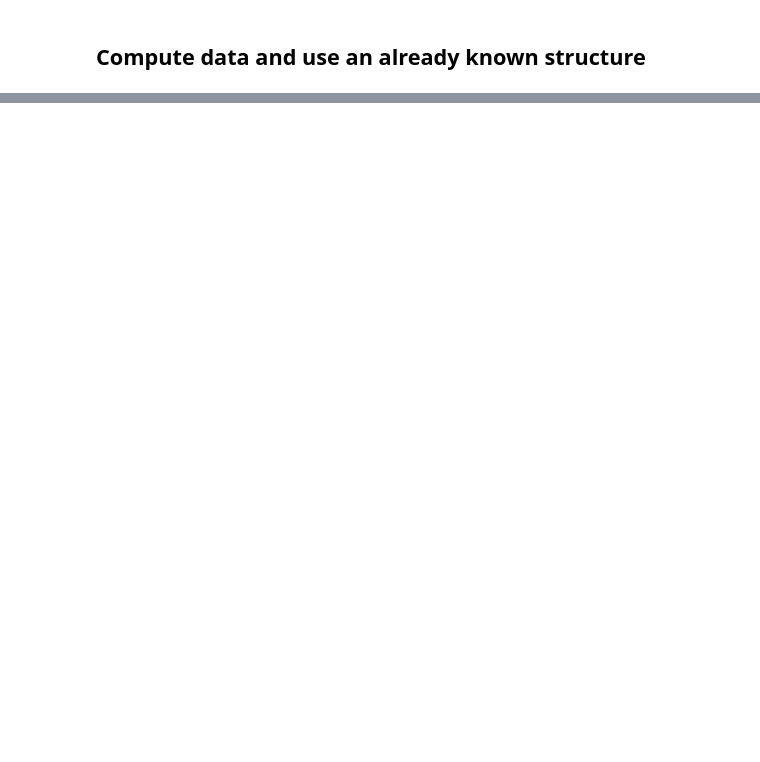
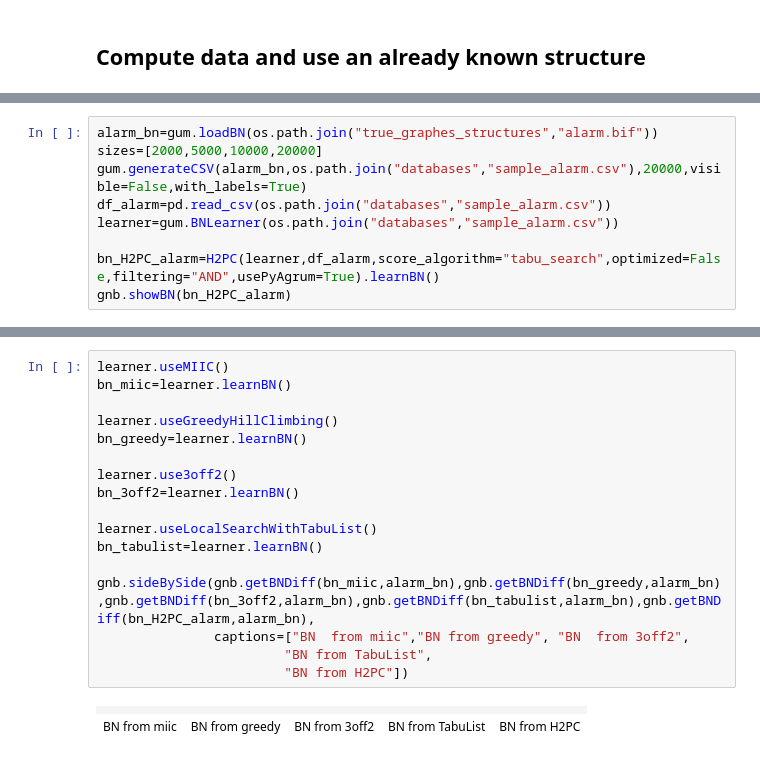
Before and after one commit to bastienchassagnol/algo_H2PC, a Jupyter notebook: Compare_learning_structure_algorithms.ipynb, the cells around one changed output, grey strips where cells are left out. Drawn from its saved outputs; the diff is of its cells as text; blank space fills up the shorter version.

```diff
--- a/Compare_learning_structure_algorithms.ipynb
+++ b/Compare_learning_structure_algorithms.ipynb
@@ -158,0 +174,9 @@ gnb.sideBySide(gnb.getBNDiff(bn_3off2,bn_3off2_constrained))
+# %%
+alarm_bn=gum.loadBN(os.path.join("true_graphes_structures","alarm.bif"))
+sizes=[2000,5000,10000,20000]
+gum.generateCSV(alarm_bn,os.path.join("databases","sample_alarm.csv"),20000,visible=False,with_labels=True)
+df_alarm=pd.read_csv(os.path.join("databases","sample_alarm.csv"))
+learner=gum.BNLearner(os.path.join("databases","sample_alarm.csv"))
+
+bn_H2PC_alarm=H2PC(learner,df_alarm,score_algorithm="tabu_search",optimized=False,filtering="AND",usePyAgrum=True).learnBN()
+gnb.showBN(bn_H2PC_alarm)
@@ -158,0 +185,20 @@ gnb.sideBySide(gnb.getBNDiff(bn_3off2,bn_3off2_constrained))
+# %%
+learner.useMIIC()
+bn_miic=learner.learnBN()
+
+learner.useGreedyHillClimbing()
+bn_greedy=learner.learnBN()
+
+learner.use3off2()
+bn_3off2=learner.learnBN()
+
+learner.useLocalSearchWithTabuList()
+bn_tabulist=learner.learnBN()
+
+gnb.sideBySide(gnb.getBNDiff(bn_miic,alarm_bn),gnb.getBNDiff(bn_greedy,alarm_bn),gnb.getBNDiff(bn_3off2,alarm_bn),gnb.getBNDiff(bn_tabulist,alarm_bn),gnb.getBNDiff(bn_H2PC_alarm,alarm_bn),
+               captions=["BN  from miic","BN from greedy", "BN  from 3off2",
+                        "BN from TabuList",
+                        "BN from H2PC"])
+# %% [output]
+|  |  |  |  |  |
+| BN from miic | BN from greedy | BN from 3off2 | BN from TabuList | BN from H2PC |
```
Also changed, not shown: parts of 42 cells of this notebook, 29 other files.
